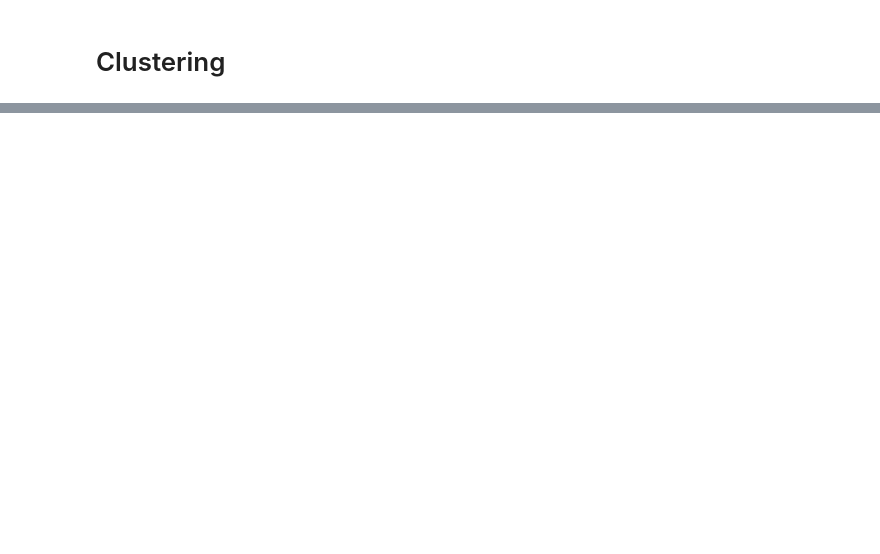
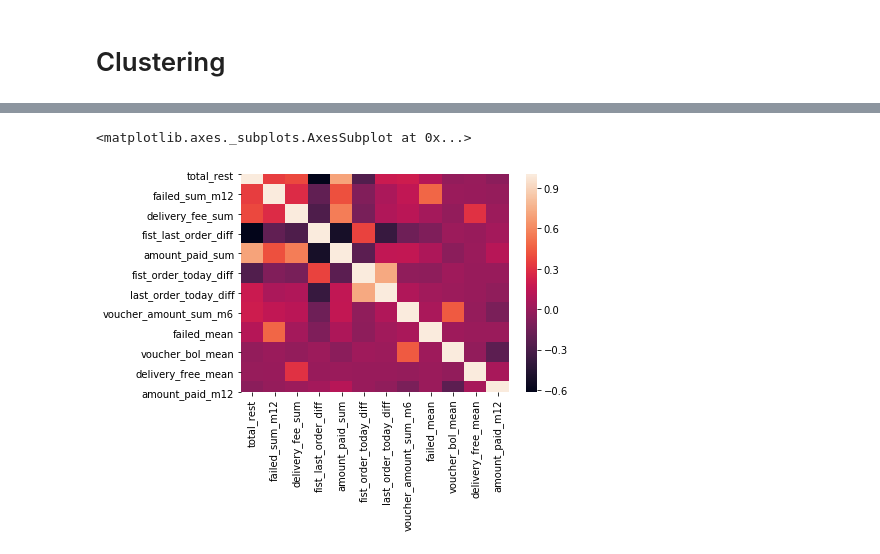
Before and after one commit to kaueserra/Delivery-hero-challenge, a Jupyter notebook: Notebooks/2.Feature_Eng_DH-checkpoint.ipynb, the cells around one changed output, grey strips where cells are left out. Cells and saved outputs as stored; diff of their text form; code cells hidden in the pictures; blank space fills up the shorter version.

```diff
--- a/Notebooks/2.Feature_Eng_DH-checkpoint.ipynb
+++ b/Notebooks/2.Feature_Eng_DH-checkpoint.ipynb
@@ -411,0 +743,12 @@ Name: last_m6, Length: 245455, dtype: datetime64[ns]
+# %%
+final_vars =list(x[x.percentage > 0.001]['variable'] ) + ['less_one_month_order']
+
+num_vars = list(set(final_vars) - set(cat_var))
+
+corr = ds_raw[num_vars].corr()
+sns.heatmap(corr,
+            xticklabels=corr.columns.values,
+            yticklabels=corr.columns.values)
+# %% [output]
+<matplotlib.axes._subplots.AxesSubplot at 0x...>
+[figure, added]
```
Also changed, not shown: parts of 53 cells of this notebook.
